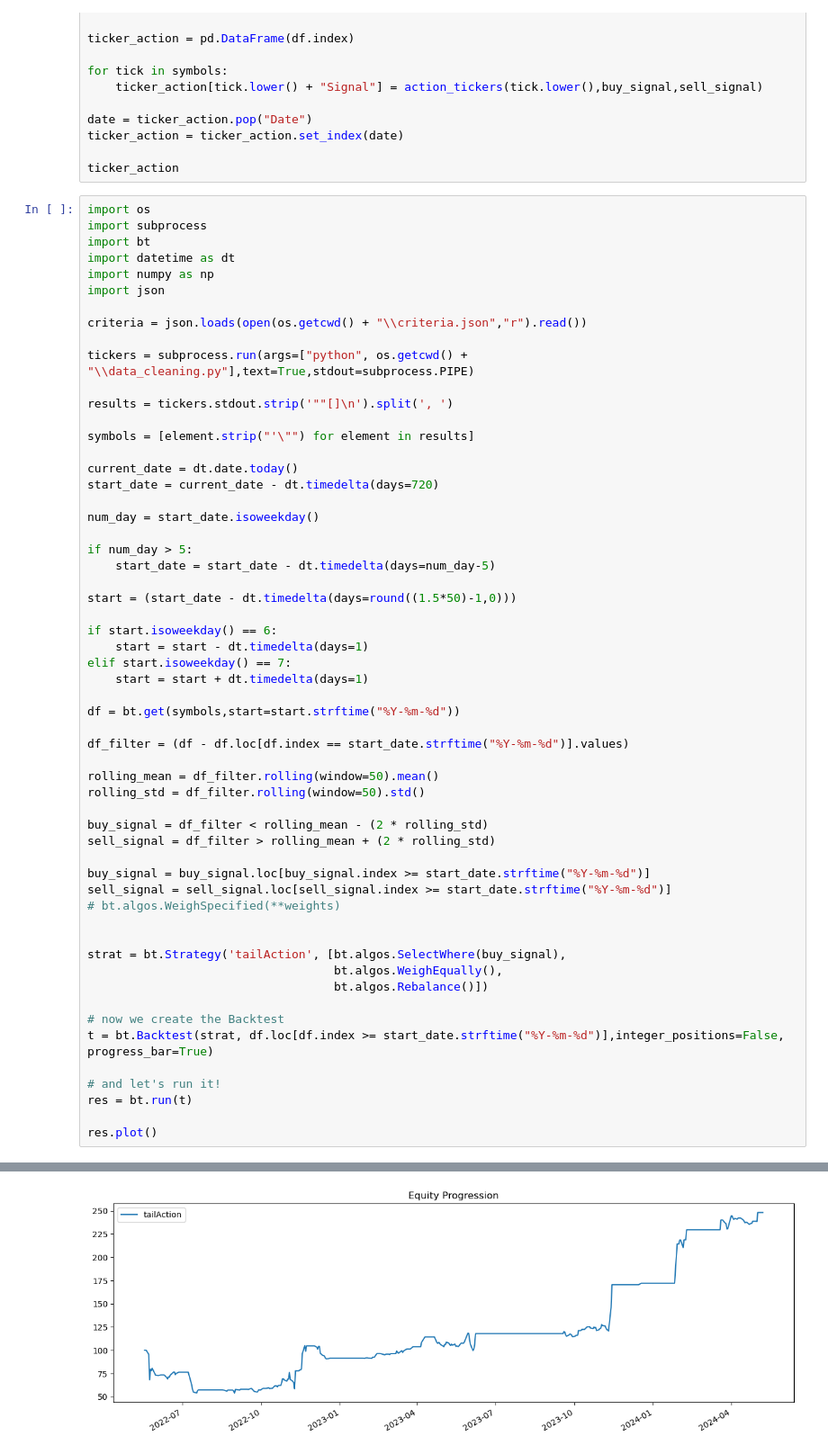
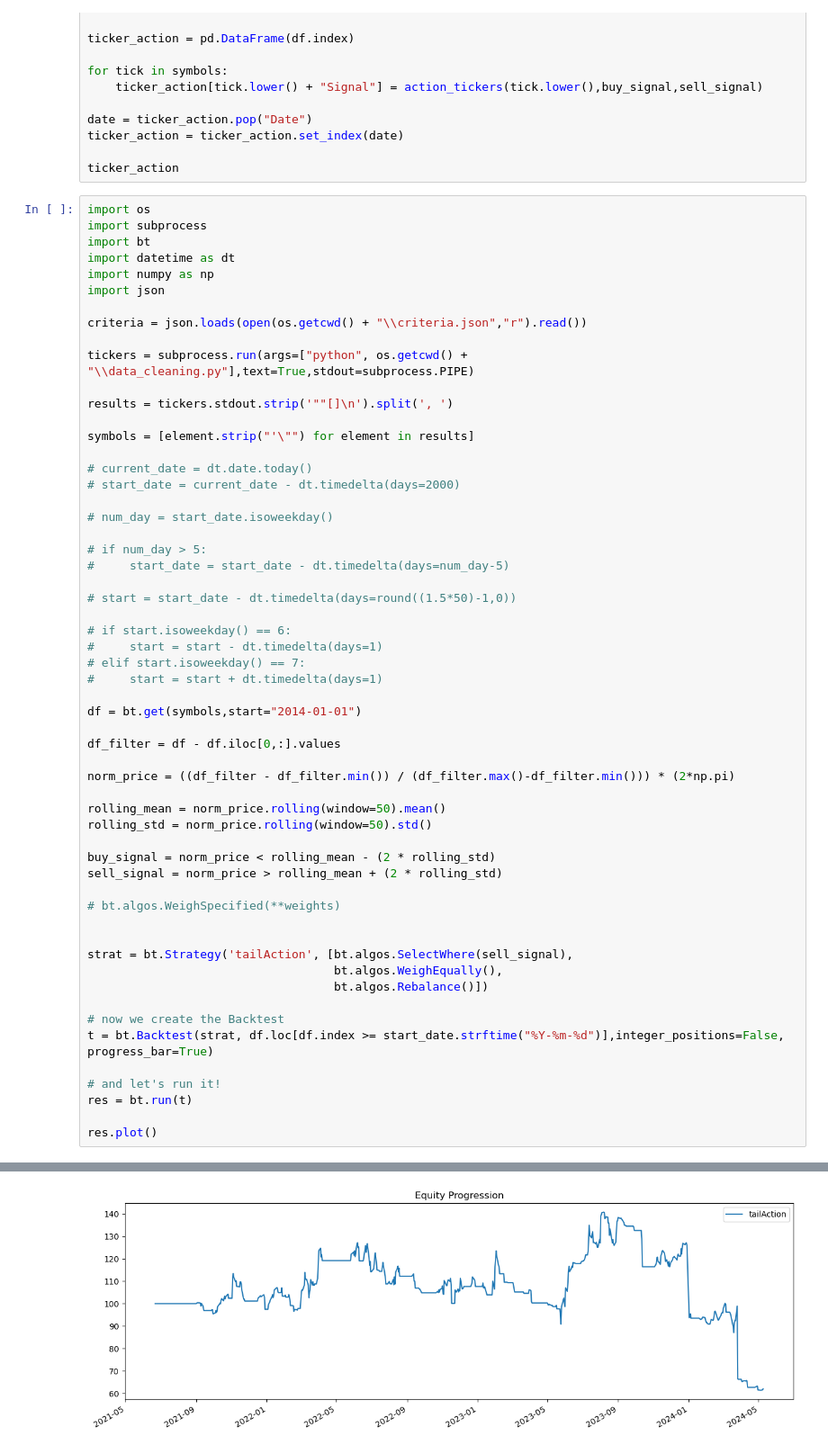
Before and after one commit to ab123-bruh/fund_temp, a Jupyter notebook: test.ipynb, the cells around one changed output, grey strips where cells are left out. Shown at 90% size. Saved outputs shown, nothing was run; the diff lists cells and outputs as text.

```diff
--- a/test.ipynb
+++ b/test.ipynb
@@ -202,37 +165,37 @@ results = tickers.stdout.strip('""[]\n').split(', ')
 
 symbols = [element.strip("'\"") for element in results]
 
-current_date = dt.date.today()
-start_date = current_date - dt.timedelta(days=720)
+# current_date = dt.date.today()
+# start_date = current_date - dt.timedelta(days=2000)
 
-num_day = start_date.isoweekday()
+# num_day = start_date.isoweekday()
 
-if num_day > 5:
-    start_date = start_date - dt.timedelta(days=num_day-5)
+# if num_day > 5:
+#     start_date = start_date - dt.timedelta(days=num_day-5)
 
-start = (start_date - dt.timedelta(days=round((1.5*50)-1,0)))
+# start = start_date - dt.timedelta(days=round((1.5*50)-1,0))
 
-if start.isoweekday() == 6:
-    start = start - dt.timedelta(days=1)
-elif start.isoweekday() == 7:
-    start = start + dt.timedelta(days=1)
+# if start.isoweekday() == 6:
+#     start = start - dt.timedelta(days=1)
+# elif start.isoweekday() == 7:
+#     start = start + dt.timedelta(days=1)
 
-df = bt.get(symbols,start=start.strftime("%Y-%m-%d"))
+df = bt.get(symbols,start="2014-01-01")
 
-df_filter = (df - df.loc[df.index == start_date.strftime("%Y-%m-%d")].values)
+df_filter = df - df.iloc[0,:].values
 
-rolling_mean = df_filter.rolling(window=50).mean()
-rolling_std = df_filter.rolling(window=50).std()
+norm_price = ((df_filter - df_filter.min()) / (df_filter.max()-df_filter.min())) * (2*np.pi)
 
-buy_signal = df_filter < rolling_mean - (2 * rolling_std)
-sell_signal = df_filter > rolling_mean + (2 * rolling_std)
+rolling_mean = norm_price.rolling(window=50).mean()
+rolling_std = norm_price.rolling(window=50).std()
 
-buy_signal = buy_signal.loc[buy_signal.index >= start_date.strftime("%Y-%m-%d")]
-sell_signal = sell_signal.loc[sell_signal.index >= start_date.strftime("%Y-%m-%d")]
+buy_signal = norm_price < rolling_mean - (2 * rolling_std)
+sell_signal = norm_price > rolling_mean + (2 * rolling_std)
+
 # bt.algos.WeighSpecified(**weights)
 
 
-strat = bt.Strategy('tailAction', [bt.algos.SelectWhere(buy_signal),
+strat = bt.Strategy('tailAction', [bt.algos.SelectWhere(sell_signal),
                                    bt.algos.WeighEqually(),
                                    bt.algos.Rebalance()])
 
@@ -250 +226 @@ tailAction
-[figure, old version]
+[figure, new version]
```
Also changed, not shown: parts of 10 cells of this notebook.
